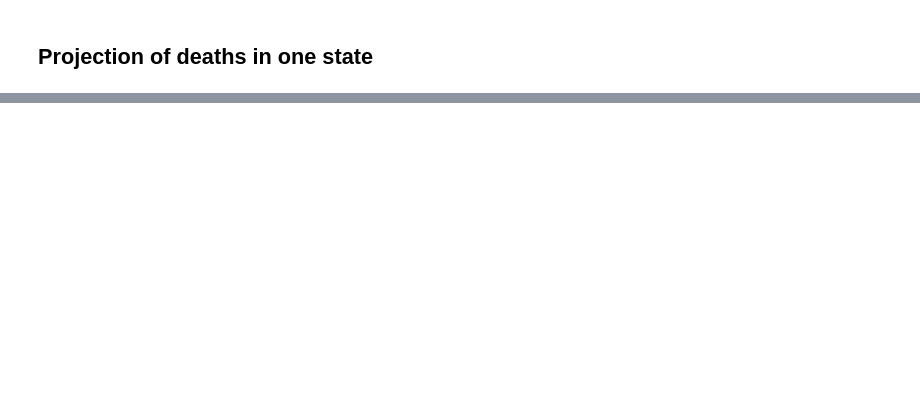
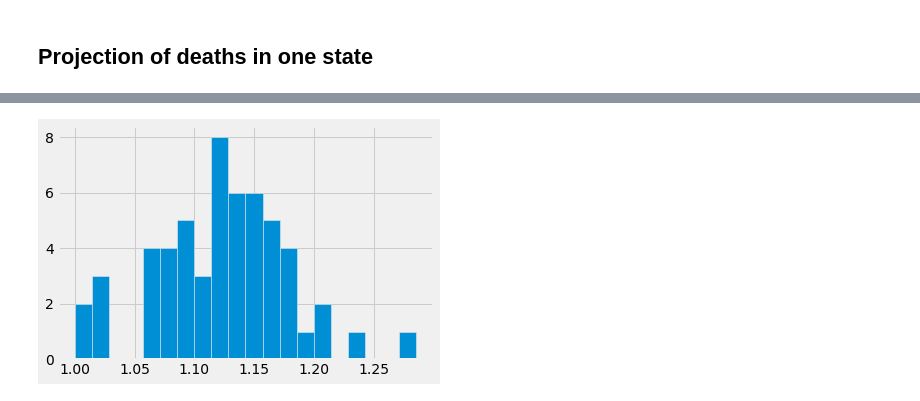
Before and after one commit to deculler/covid19, a Jupyter notebook: US-covid19-nytimes.ipynb, the cells around one changed output, grey strips where cells are left out. Drawn from its saved outputs; the diff is of its cells as text; code cells hidden in the pictures; blank space fills up the shorter version.

```diff
--- a/US-covid19-nytimes.ipynb
+++ b/US-covid19-nytimes.ipynb
@@ -189,0 +315,4 @@ interactive(children=(Dropdown(description='state', index=4, options=('Alabama',
+# %%
+_ = plots.hist(get_rates(cases).take[-1].row(0)[1:], bins=20)
+# %% [output]
+[figure, added]
```
Also changed, not shown: parts of 32 cells of this notebook, 1 other file.
